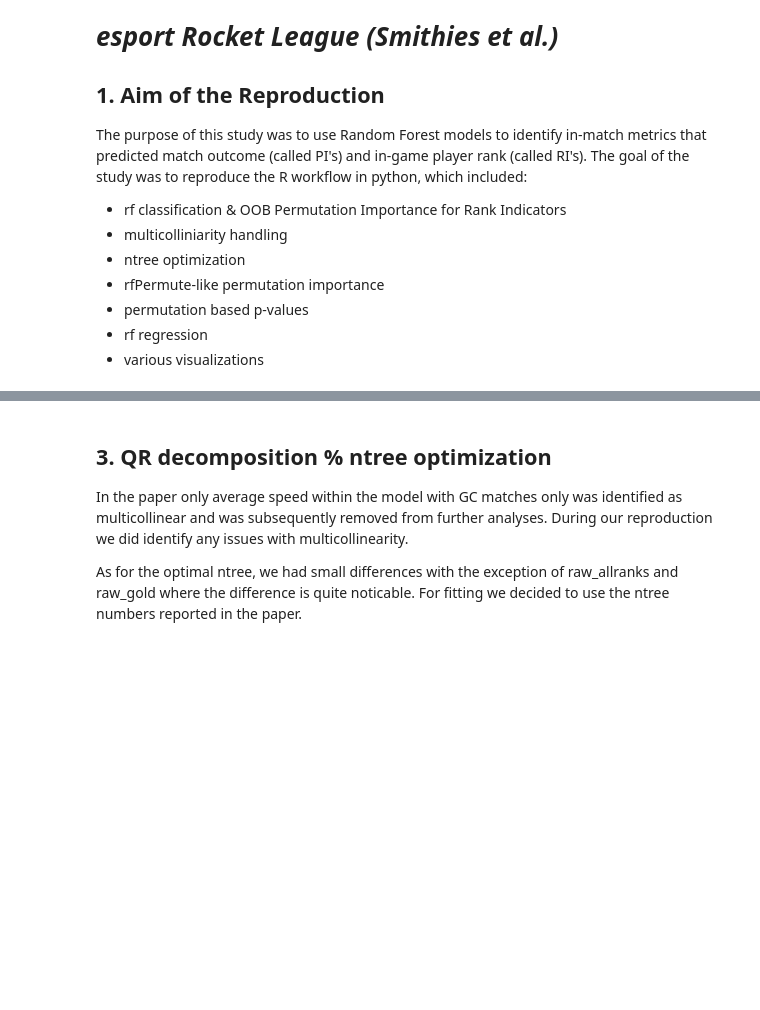
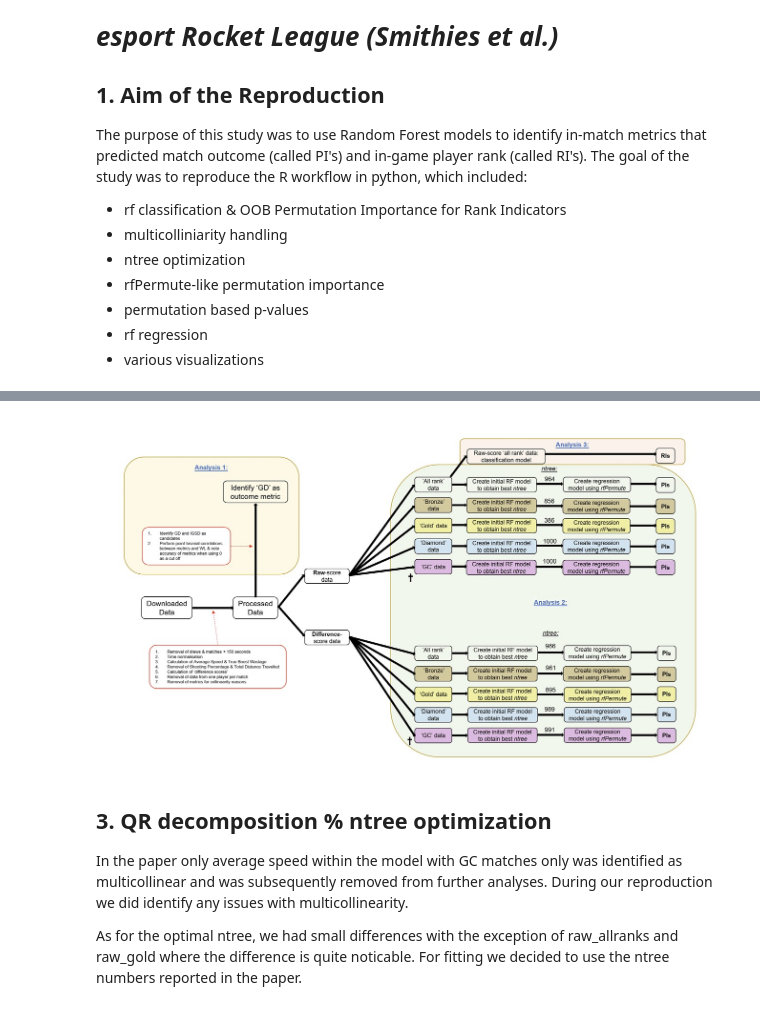
Before and after one commit to Lunar-Vibes/Project_Reproducible_Research, a Jupyter notebook: RR/notebooks/5.Project_Results_Summary.ipynb, the cells around one changed output, grey strips where cells are left out. Cells and saved outputs as stored; diff of their text form; code cells hidden in the pictures; blank space fills up the shorter version.

Commit message:
html export

```diff
--- a/RR/notebooks/5.Project_Results_Summary.ipynb
+++ b/RR/notebooks/5.Project_Results_Summary.ipynb
@@ -17,3 +15,10 @@ The purpose of this study was to use Random Forest models to identify in-match m
+# %%
+from IPython.display import Image, display
+import base64
+from IPython.display import HTML
+display(Image(filename="../data_files/Workflow_chart.jpg"))
+# %% [output]
+[figure, added]
 # %% [markdown]
 ## 3. QR decomposition % ntree optimization
 
```
Also changed, not shown: parts of 3 cells of this notebook, 1 other file.
